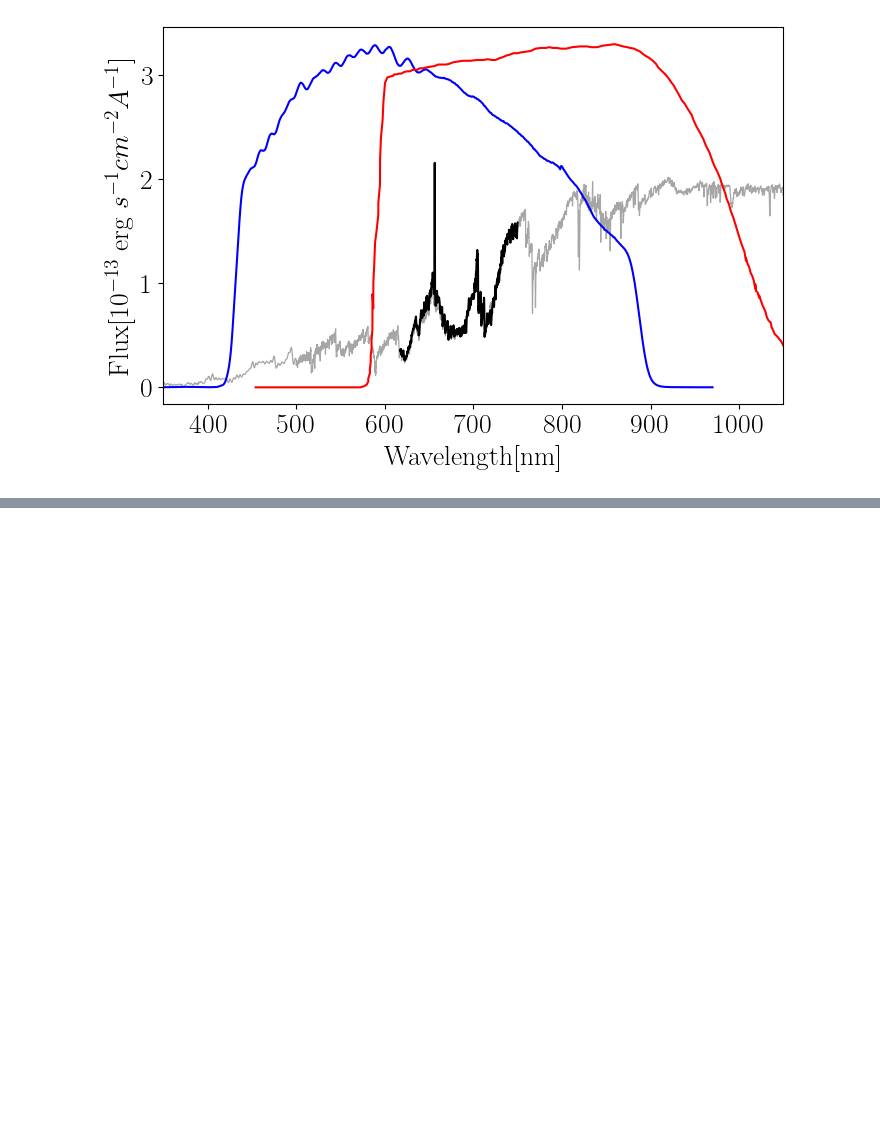
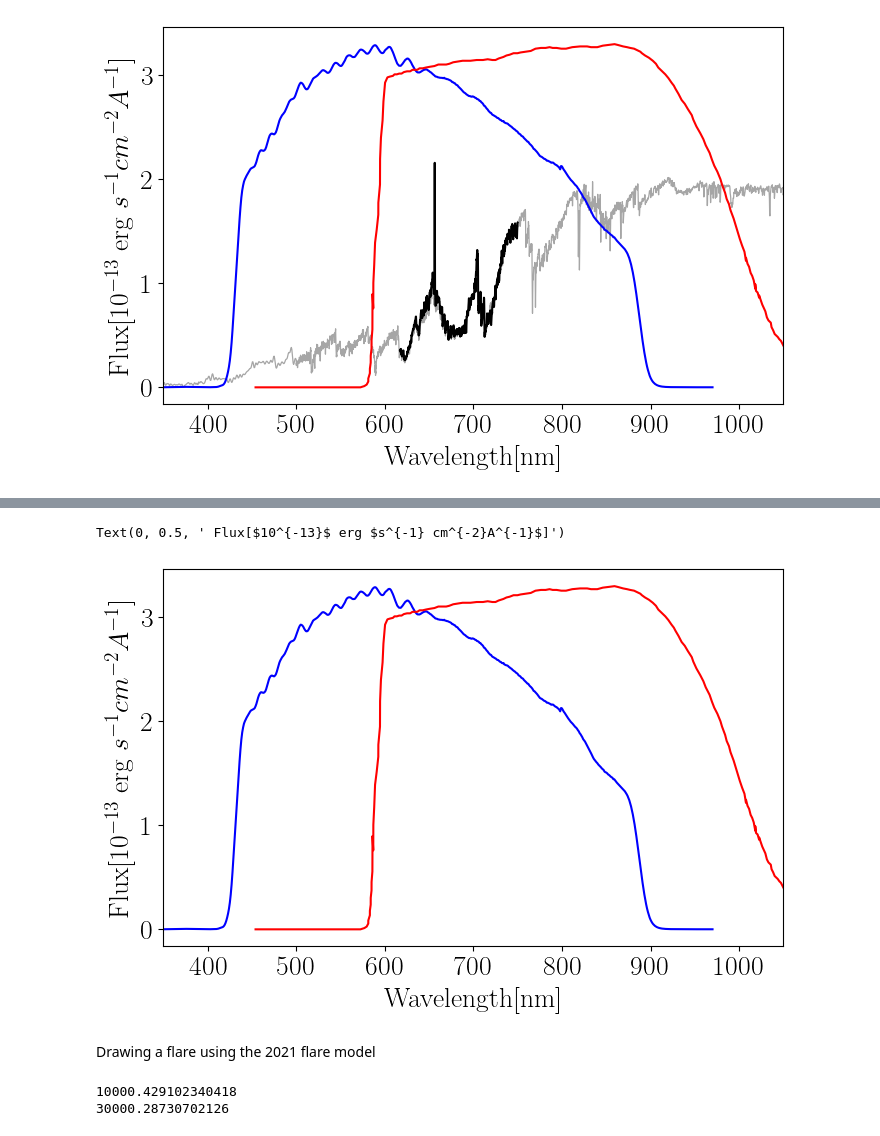
Before and after one commit to lupitatovar/De-Colores, a Jupyter notebook: Convolved_Bandpasses.ipynb, the cells around one changed output, grey strips where cells are left out. Saved outputs shown, nothing was run; the diff lists cells and outputs as text; code cells hidden in the pictures; blank space fills up the shorter version.

```diff
--- a/Convolved_Bandpasses.ipynb
+++ b/Convolved_Bandpasses.ipynb
@@ -263,0 +319,12 @@ Text(0, 0.5, ' Flux[$10^{-13}$ erg $s^{-1} cm^{-2}A^{-1}$]')
+# %%
+plt.plot(kepfk_wave/10,kep_tm_norm*np.max(pmsu_flux_cal)/1e-13,color='blue',label='Kepler')
+plt.plot(tessfk_wave/10,tessfk_tm*np.max(pmsu_flux_cal)/1e-13,color='red',label='TESS')
+
+plt.xlim(350,1050)
+plt.xlabel('Wavelength[nm]')
+plt.ylabel(' Flux[$10^{-13}$ erg $s^{-1} cm^{-2}A^{-1}$]')
+# %% [output]
+Text(0, 0.5, ' Flux[$10^{-13}$ erg $s^{-1} cm^{-2}A^{-1}$]')
+[figure, added]
+# %% [markdown]
+Drawing a flare using the 2021 flare model
@@ -263,0 +341,6 @@ Text(0, 0.5, ' Flux[$10^{-13}$ erg $s^{-1} cm^{-2}A^{-1}$]')
+# %%
+print(np.max(temp10k))
+print(np.max(temp30k))
+# %% [output]
+10000.429102340418
+30000.28730702126
```
Also changed, not shown: parts of 123 cells of this notebook, 12 other files.
